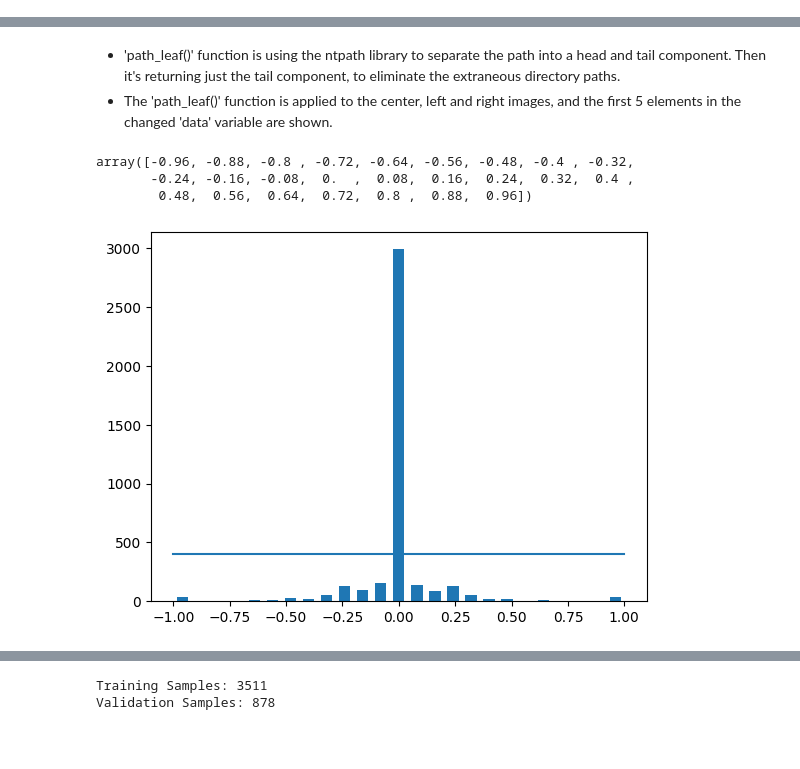
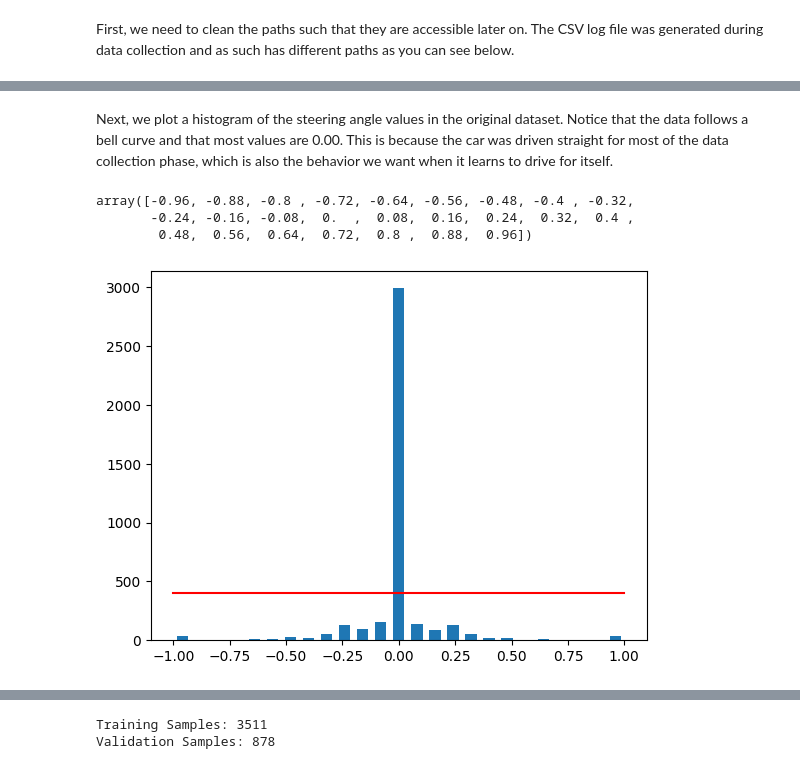
Before and after one commit to aritrakar/behavioral-cloning-car, a Jupyter notebook: Self_Driving_Car_Sim.ipynb, the cells around one changed output, grey strips where cells are left out. Drawn from its saved outputs; the diff is of its cells as text; code cells hidden in the pictures; blank space fills up the shorter version.

Commit message:
Cleaned up. Added documentation and demo video.

```diff
--- a/Self_Driving_Car_Sim.ipynb
+++ b/Self_Driving_Car_Sim.ipynb
@@ -47,3 +59,5 @@ device = torch.device('cuda' if torch.cuda.is_available() else 'cpu')
+# %% [markdown]
+First, we need to clean the paths such that they are accessible later on. The CSV log file was generated during data collection and as such has different paths as you can see below.
 # %%
 datadir = 'track'
 columns = ['center', 'left', 'right', 'steering', 'throttle', 'reverse', 'speed']
@@ -72,19 +84,18 @@ data.head()
 | 2 | center_2018_07_16_17_11_43_724.jpg | left_2018_07_16_17_11_43_724.jpg | right_2018_07_16_17_11_43_724.jpg | 0.0 | 0.0 | 0.0 | 0.622910 |
 | 3 | center_2018_07_16_17_11_43_792.jpg | left_2018_07_16_17_11_43_792.jpg | right_2018_07_16_17_11_43_792.jpg | 0.0 | 0.0 | 0.0 | 0.619162 |
 | 4 | center_2018_07_16_17_11_43_860.jpg | left_2018_07_16_17_11_43_860.jpg | right_2018_07_16_17_11_43_860.jpg | 0.0 | 0.0 | 0.0 | 0.615438 |
-# %% [markdown]
-- 'path_leaf()' function is using the ntpath library to separate the path into a head and tail component. Then it's returning just the tail component, to eliminate the extraneous directory paths.
-- The 'path_leaf()' function is applied to the center, left and right images, and the first 5 elements in the changed 'data' variable are shown.
+# %% [markdown]
+Next, we plot a histogram of the steering angle values in the original dataset. Notice that the data follows a bell curve and that most values are 0.00. This is because the car was driven straight for most of the data collection phase, which is also the behavior we want when it learns to drive for itself.
 # %%
 num_bins = 25
 samples_per_bin = 400
 hist, bins = np.histogram(data['steering'], num_bins)
 center = (bins[:-1]+ bins[1:]) * 0.5
 plt.bar(center, hist, width=0.05)
-plt.plot((np.min(data['steering']), np.max(data['steering'])), (samples_per_bin, samples_per_bin))
+plt.plot((np.min(data['steering']), np.max(data['steering'])), (samples_per_bin, samples_per_bin), color="red")
 center
 # %% [output]
 array([-0.96, -0.88, -0.8 , -0.72, -0.64, -0.56, -0.48, -0.4 , -0.32,
        -0.24, -0.16, -0.08,  0.  ,  0.08,  0.16,  0.24,  0.32,  0.4 ,
         0.48,  0.56,  0.64,  0.72,  0.8 ,  0.88,  0.96])
-[figure, old version]
+[figure, new version]
```
Also changed, not shown: parts of 24 cells of this notebook, 13 other files.
